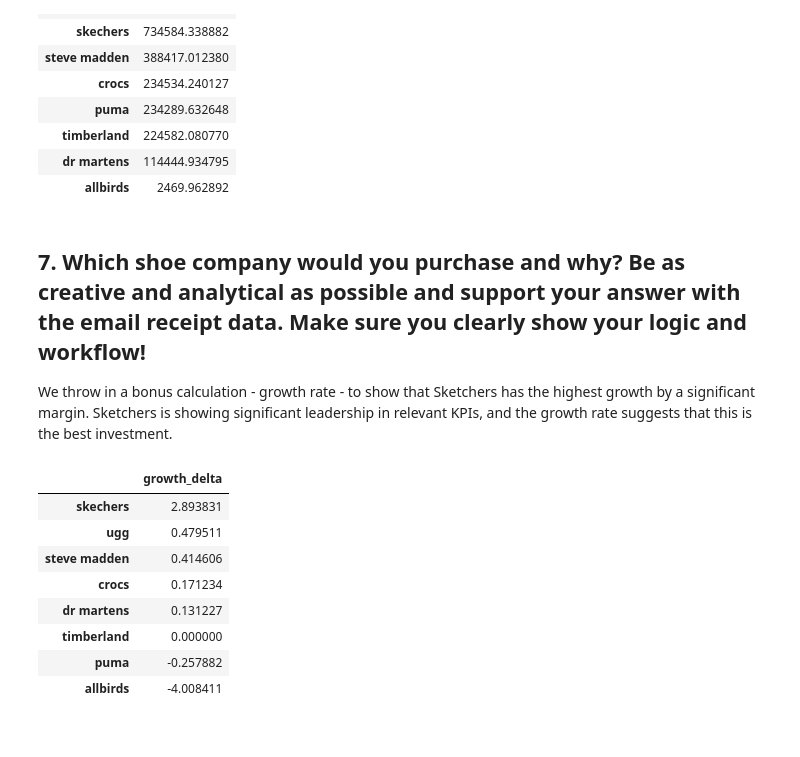
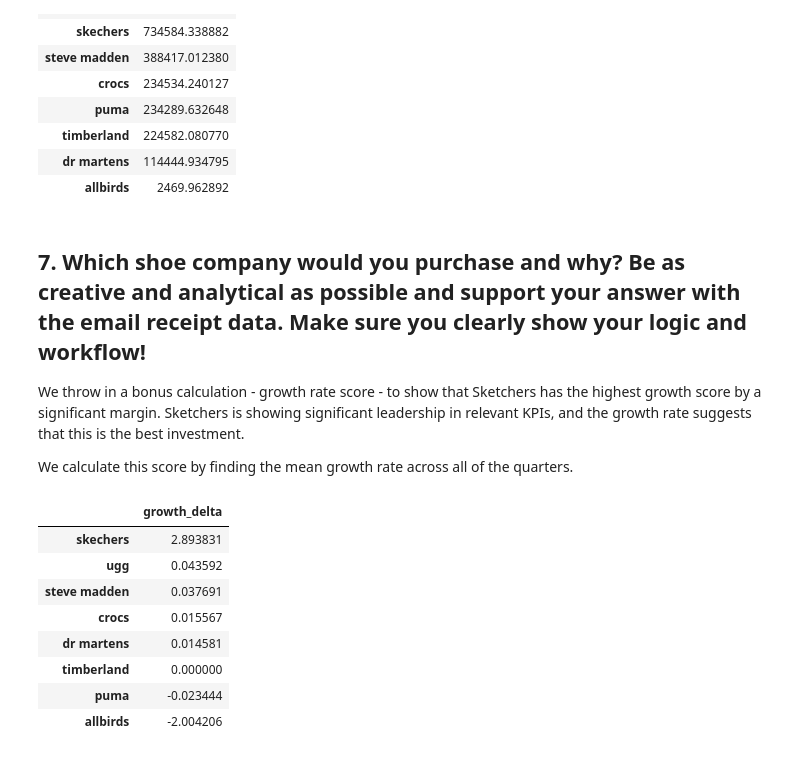
Before and after one commit to CYINT/advent_final_assessment, a Jupyter notebook: analysis.ipynb, the cells around one changed output. Saved outputs shown, nothing was run; the diff lists cells and outputs as text; code cells hidden in the pictures.

```diff
--- a/analysis.ipynb
+++ b/analysis.ipynb
@@ -489,30 +493,32 @@ stack_rank[['score']]
 # %% [markdown]
 ## 7. Which shoe company would you purchase and why? Be as creative and analytical as possible and support your answer with the email receipt data. Make sure you clearly show your logic and workflow!
 
-We throw in a bonus calculation - growth rate - to show that Sketchers has the highest growth by a significant margin. Sketchers is showing significant leadership in relevant KPIs, and the growth rate suggests that this is the best investment.
+We throw in a bonus calculation - growth rate score - to show that Sketchers has the highest growth score by a significant margin. Sketchers is showing significant leadership in relevant KPIs, and the growth rate suggests that this is the best investment.
+
+We calculate this score by finding the mean growth rate across all of the quarters.
 # %%
 growth = []
 
 data_orders = data_formatted[['vendor','order_total_amount','order_number','bill_quarter']].drop_duplicates()
 company_average_order = data_orders[['vendor', 'order_total_amount', 'bill_quarter']].groupby(['vendor','bill_quarter']).mean()
 
 for target in targets:
     total = 0
     if target in data_sku_item_prices.index:
-        total = data_sku_item_prices.loc[target].pct_change().dropna().sum()[0]
+        total = data_sku_item_prices.loc[target].pct_change().dropna().mean()[0]
     growth.append(total)
 
 growth_deltas = pd.DataFrame({'growth_delta': growth}, index=targets).sort_values('growth_delta', ascending=False)
 with pd.ExcelWriter('output.xlsx', mode='a') as writer:
     growth_deltas.to_excel(writer, sheet_name='Question 7')
 growth_deltas
 # %% [output]
 |  | growth_delta |
 | skechers | 2.893831 |
-| ugg | 0.479511 |
-| steve madden | 0.414606 |
-| crocs | 0.171234 |
-| dr martens | 0.131227 |
+| ugg | 0.043592 |
+| steve madden | 0.037691 |
+| crocs | 0.015567 |
+| dr martens | 0.014581 |
 | timberland | 0.000000 |
-| puma | -0.257882 |
-| allbirds | -4.008411 |
+| puma | -0.023444 |
+| allbirds | -2.004206 |
```
Also changed, not shown: parts of 2 cells of this notebook.
